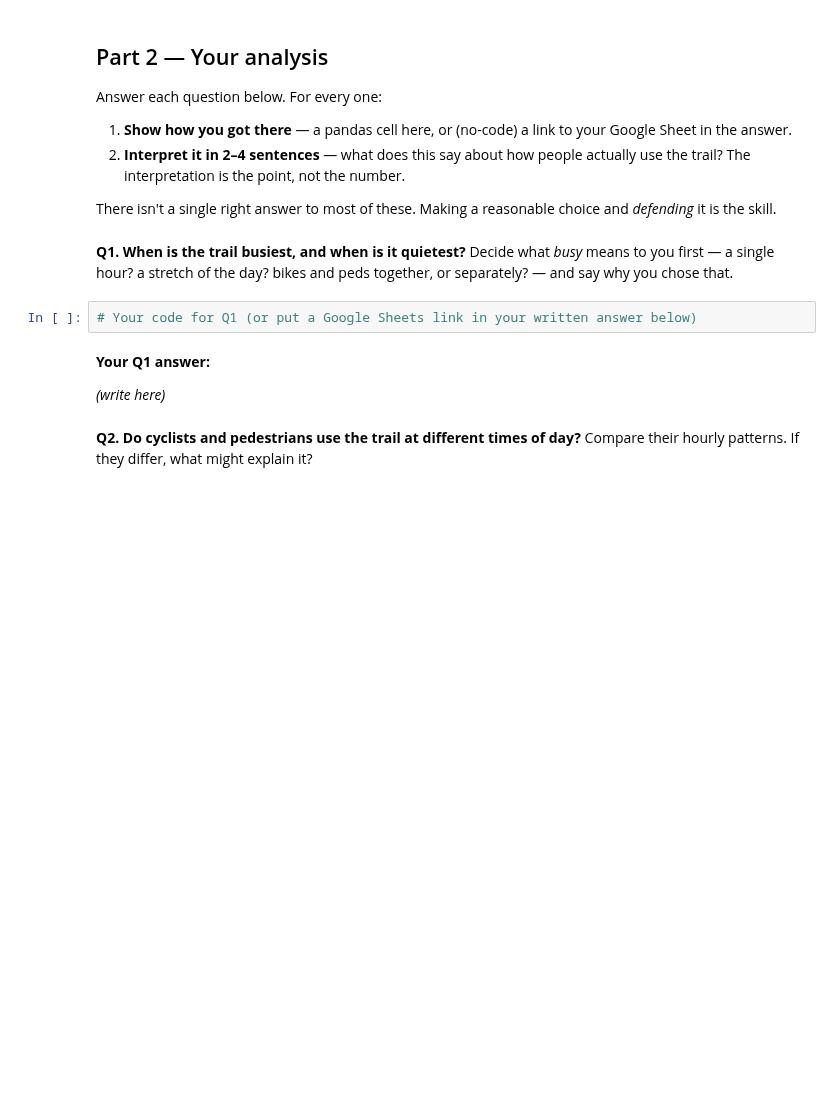
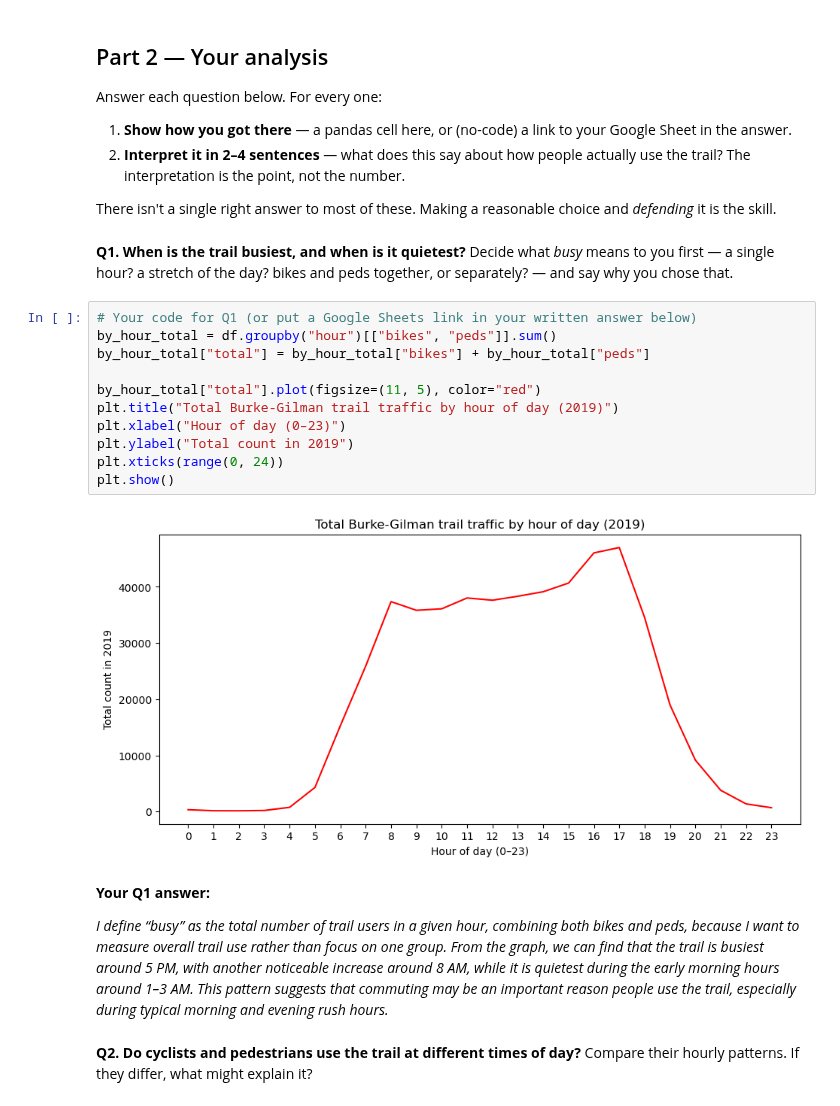
Before and after one commit to ywang254-a11y/hcde-410, a Jupyter notebook: A1/A1.ipynb, the cells around one changed output. Drawn from its saved outputs; the diff is of its cells as text; blank space fills up the shorter version.

```diff
--- a/A1/A1.ipynb
+++ b/A1/A1.ipynb
@@ -141,10 +141,21 @@ There isn't a single right answer to most of these. Making a reasonable choice a
 Decide what *busy* means to you first — a single hour? a stretch of the day? bikes and peds together, or separately? — and say why you chose that.
 # %%
 # Your code for Q1 (or put a Google Sheets link in your written answer below)
+by_hour_total = df.groupby("hour")[["bikes", "peds"]].sum()
+by_hour_total["total"] = by_hour_total["bikes"] + by_hour_total["peds"]
+
+by_hour_total["total"].plot(figsize=(11, 5), color="red")
+plt.title("Total Burke-Gilman trail traffic by hour of day (2019)")
+plt.xlabel("Hour of day (0–23)")
+plt.ylabel("Total count in 2019")
+plt.xticks(range(0, 24))
+plt.show()
+# %% [output]
+[figure, added]
 # %% [markdown]
 **Your Q1 answer:**
 
-*(write here)*
+*I define “busy” as the total number of trail users in a given hour, combining both bikes and peds, because I want to measure overall trail use rather than focus on one group. From the graph, we can find that the trail is busiest around 5 PM, with another noticeable increase around 8 AM, while it is quietest during the early morning hours around 1–3 AM. This pattern suggests that commuting may be an important reason people use the trail, especially during typical morning and evening rush hours.*
 # %% [markdown]
 **Q2. Do cyclists and pedestrians use the trail at different times of day?**
 Compare their hourly patterns. If they differ, what might explain it?
```
Also changed, not shown: parts of 6 cells of this notebook.
